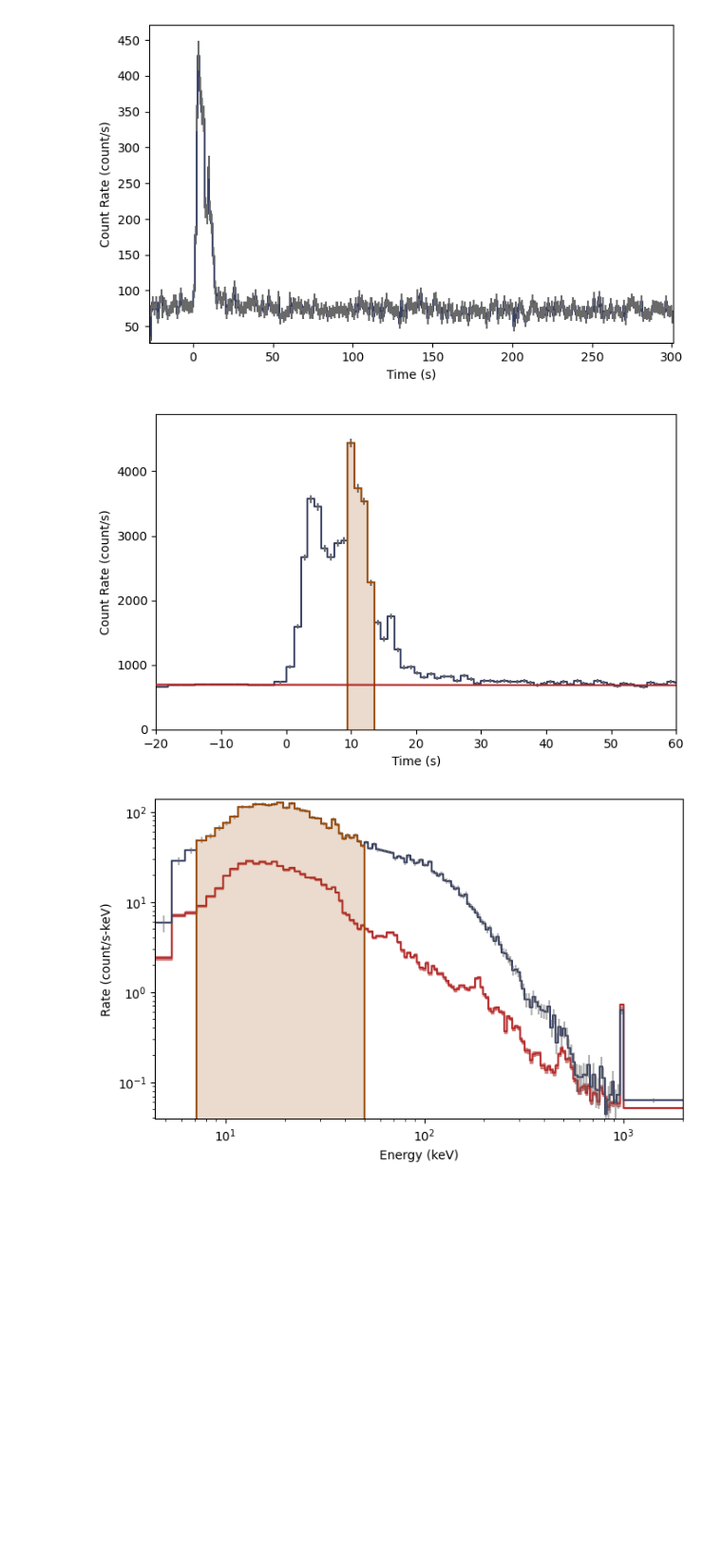
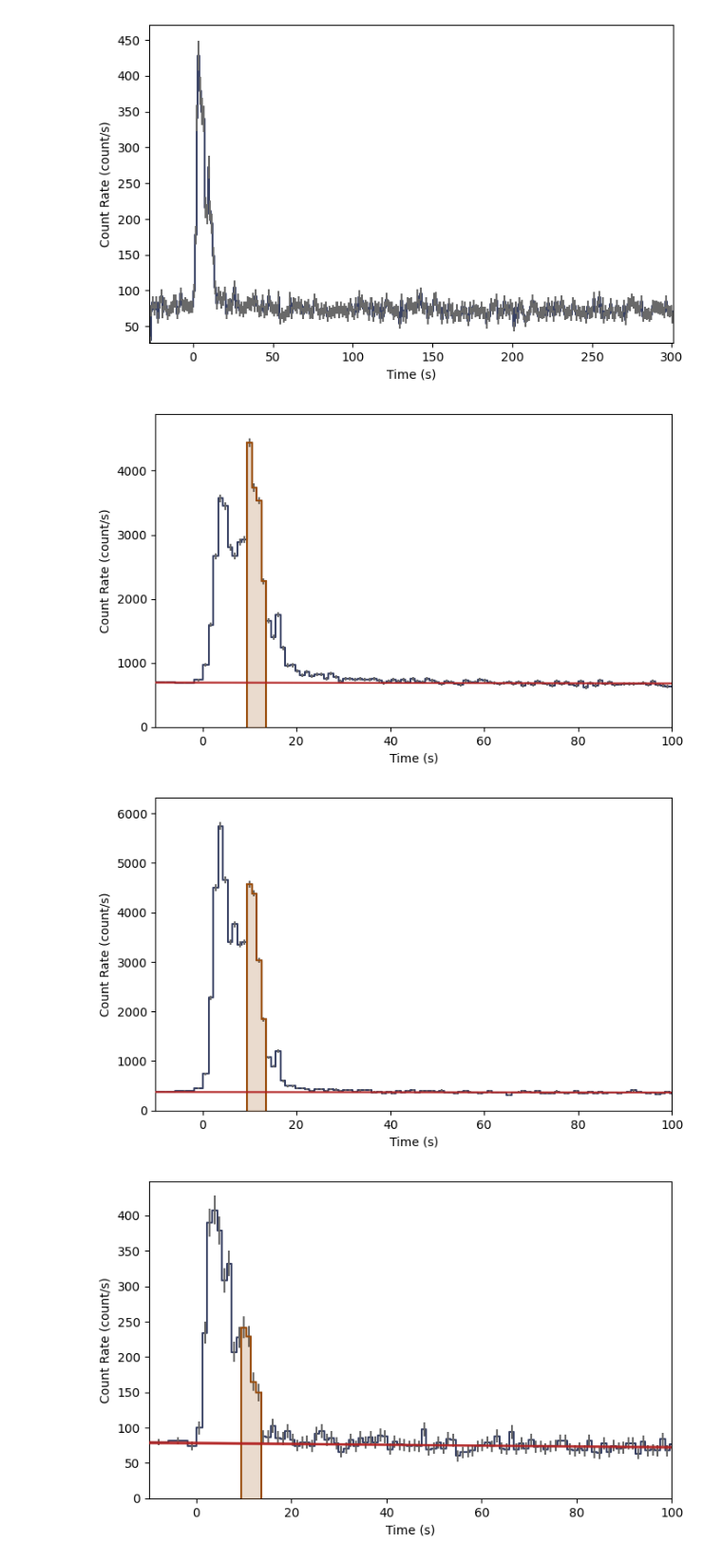
Before and after one commit to Reegh/Astro-GRBs, a Jupyter notebook: LightCurve_Test/bn090926181.ipynb, the cells around one changed output. Shown: that part at 95% size. Saved outputs shown, nothing was run; the diff lists cells and outputs as text; code cells hidden in the pictures; blank space fills up the shorter version.

```diff
--- a/LightCurve_Test/bn090926181.ipynb
+++ b/LightCurve_Test/bn090926181.ipynb
@@ -35,7 +36,7 @@ n7 = Cspec.open(test_pha)
 
 cspecs = GbmDetectorCollection.from_list([n7])
 # %%
-view_range = (-20.0, 60.0)
+view_range = (-10.0, 100.0)
 bkgd_range = [(-20., -5.), (45., 100.)]
 src_range = (10.0, 13.0)
 # %%
@@ -51,32 +52,49 @@ bkgds = backfitters.interpolate_bins(cspecs.data()[0].tstart, cspecs.data()[0].t
 bkgds = GbmDetectorCollection.from_list(bkgds, dets=cspecs.detector())
 # %%
 # the lightcurves
-data_lcs = cspecs.to_lightcurve(energy_range=erange1)
+data_lcs1 = cspecs.to_lightcurve(energy_range=erange1)
+data_lcs2 = cspecs.to_lightcurve(energy_range=erange2)
+data_lcs3 = cspecs.to_lightcurve(energy_range=erange3)
 # the energy-integrated background
-bkgd_lcs = bkgds.integrate_energy(*erange1)
+bkgd_lcs1 = bkgds.integrate_energy(*erange1)
+bkgd_lcs2 = bkgds.integrate_energy(*erange2)
+bkgd_lcs3 = bkgds.integrate_energy(*erange3)
 # the source time selection
-src_lcs = cspecs.to_lightcurve(time_range=src_range, energy_range=erange1)
+src_lcs1 = cspecs.to_lightcurve(time_range=src_range, energy_range=erange1)
+src_lcs2 = cspecs.to_lightcurve(time_range=src_range, energy_range=erange2)
+src_lcs3 = cspecs.to_lightcurve(time_range=src_range, energy_range=erange3)
 
 # the count spectrum
 data_specs = cspecs.to_spectrum(time_range=src_range)
 # the time-integrated background
 bkgd_specs = bkgds.integrate_time(*src_range)
 # the energy selection
-src_specs = cspecs.to_spectrum(time_range=src_range, energy_range=erange1)
+src_specs1 = cspecs.to_spectrum(time_range=src_range, energy_range=erange1)
+src_specs2 = cspecs.to_spectrum(time_range=src_range, energy_range=erange2)
+src_specs3 = cspecs.to_spectrum(time_range=src_range, energy_range=erange3)
 # %%
 %matplotlib inline
 from gbm.plot import Lightcurve, Spectrum
 
 # Plot the lightcurves with the selections and background fit
-lcplots = [Lightcurve(data=data_lc, background=bkgd_lc) for data_lc, bkgd_lc in zip(data_lcs, bkgd_lcs)]
-_ = [lcplot.add_selection(src_lc) for lcplot, src_lc in zip(lcplots, src_lcs)]
+lcplots1 = [Lightcurve(data=data_lc, background=bkgd_lc) for data_lc, bkgd_lc in zip(data_lcs1, bkgd_lcs1)]
+_ = [lcplot.add_selection(src_lc) for lcplot, src_lc in zip(lcplots1, src_lcs1)]
+lcplots2 = [Lightcurve(data=data_lc, background=bkgd_lc) for data_lc, bkgd_lc in zip(data_lcs2, bkgd_lcs2)]
+_ = [lcplot.add_selection(src_lc) for lcplot, src_lc in zip(lcplots2, src_lcs2)]
+lcplots3 = [Lightcurve(data=data_lc, background=bkgd_lc) for data_lc, bkgd_lc in zip(data_lcs3, bkgd_lcs3)]
+_ = [lcplot.add_selection(src_lc) for lcplot, src_lc in zip(lcplots3, src_lcs3)]
 # zoom in
-for lcplot in lcplots:
+for lcplot in lcplots1 + lcplots2 + lcplots3:
     lcplot.xlim = view_range
 
 # Plot the spectra with the selections and background fit
-specplots = [Spectrum(data=data_spec, background=bkgd_spec) for data_spec, bkgd_spec in zip(data_specs, bkgd_specs)]
-_ = [specplot.add_selection(src_spec) for specplot, src_spec in zip(specplots, src_specs)]
+specplots1 = [Spectrum(data=data_spec, background=bkgd_spec) for data_spec, bkgd_spec in zip(data_specs, bkgd_specs)]
+_ = [specplot.add_selection(src_spec) for specplot, src_spec in zip(specplots1, src_specs1)]
+specplots2 = [Spectrum(data=data_spec, background=bkgd_spec) for data_spec, bkgd_spec in zip(data_specs, bkgd_specs)]
+_ = [specplot.add_selection(src_spec) for specplot, src_spec in zip(specplots2, src_specs2)]
+specplots3 = [Spectrum(data=data_spec, background=bkgd_spec) for data_spec, bkgd_spec in zip(data_specs, bkgd_specs)]
+_ = [specplot.add_selection(src_spec) for specplot, src_spec in zip(specplots3, src_specs3)]
 # %% [output]
-[figure, old version]
+[figure, new version]
-[figure, old version]
+[figure, new version]
+[figure, added]
```
Also changed, not shown: parts of 11 cells of this notebook, 1 other file.
